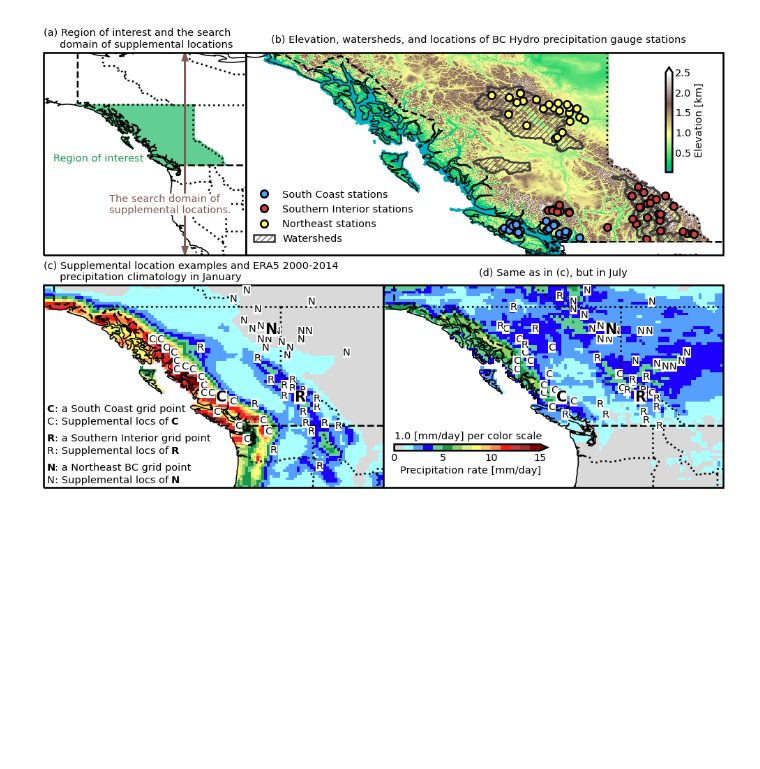
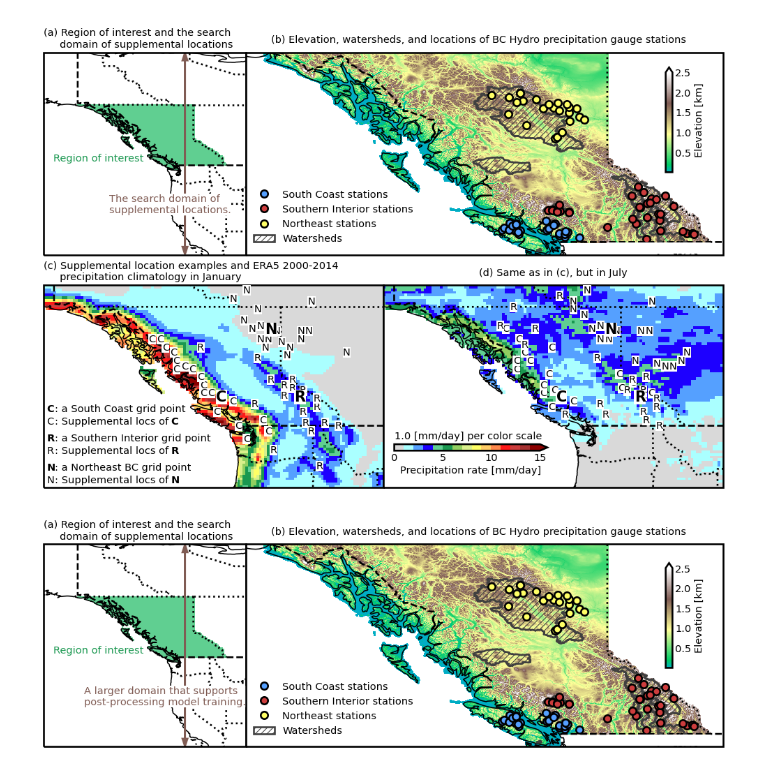
Before and after one commit to yingkaisha/rainbow, a Jupyter notebook: publish/PLOT_Domain_plot.ipynb, the cells around one changed output. Saved outputs shown, nothing was run; the diff lists cells and outputs as text; code cells hidden in the pictures; blank space fills up the shorter version.

Commit message:
split SL examples from the domain plot.

```diff
--- a/publish/PLOT_Domain_plot.ipynb
+++ b/publish/PLOT_Domain_plot.ipynb
@@ -417,3 +417,97 @@ if need_publish:
     fig.savefig(fig_dir+'AnEn_SL_domain.png', format='png', **fig_keys)
 # %% [output]
 [figure]
+# %%
+brown = plt.cm.terrain(np.arange(48, 256))[143, :]
+
+handle_text = []
+handle_text_title = []
+CS_ = []
+
+title1 = ['(a) Region of interest and the search\n     domain of supplemental locations',
+          '(b) Elevation, watersheds, and locations of BC Hydro precipitation gauge stations']
+
+fig = plt.figure(figsize=(13, (2.3/2)*13/(r_sl+r_sl)), dpi=dpi_) #
+
+gs = gridspec.GridSpec(2, 168, height_ratios=[0.15, 1], width_ratios=[1]*168)
+ax_title1 = plt.subplot(gs[0, :])
+ax1 = plt.subplot(gs[1, :50], projection=ccrs.PlateCarree())
+ax2 = plt.subplot(gs[1, 50:], projection=ccrs.PlateCarree())
+plt.subplots_adjust(0, 0, 1, 1, hspace=0, wspace=0)
+
+AX = [ax1, ax2]
+
+
+handle_text_title.append(
+    ax_title1.text(0, 0.1, title1[0], ha='left', va='bottom', fontsize=14, transform=ax_title1.transAxes))
+handle_text_title.append(
+    ax_title1.text(0.335, 0.25, title1[1], ha='left', va='bottom', fontsize=14, transform=ax_title1.transAxes))
+
+ax_title1.set_axis_off()
+
+
+for n, ax in enumerate(AX):
+    ax.set_extent(EDGE[n], ccrs.PlateCarree())
+    ax.add_feature(cfeature.COASTLINE.with_scale(scale_param), edgecolor='k', linewidth=1.5)
+    ax.add_feature(cfeature.BORDERS.with_scale(scale_param), linestyle='--', linewidth=2.5)
+    ax.add_feature(PROVINCE, edgecolor='k', linestyle=':', linewidth=2.5)
+
+    if n == 1:
+        ax.add_geometries(Reader(shape_dir).geometries(), ccrs.PlateCarree(),
+                          facecolor='none', edgecolor='0.25', linewidth=2.5, hatch='///')
+    ax.spines['geo'].set_linewidth(2.5)
+
+# ========== #
+# Axis 1
+ax1.pcolormesh(bc_lon, bc_lat, etopo_bc, vmin=3000, vmax=3000, cmap=cmap_domain)
+ax1.text(0.05, 0.5, "Region of interest", ha='left', va='top', color=green, fontsize=14, transform=ax1.transAxes)
+handle_text.append(ax1.text(0.2, 0.3, "A larger domain that supports\npost-processing model training.",
+                            ha='left', va='top', color=brown, fontsize=14, transform=ax1.transAxes))
+
+ax1.arrow(0.7, 0.19, 0, -0.15, head_width=0.025, linewidth=2.5, color=brown, fc=brown, transform=ax1.transAxes)
+ax1.arrow(0.7, 0.3, 0, 0.66, head_width=0.025, linewidth=2.5, color=brown, fc=brown, transform=ax1.transAxes)
+
+# Axis 2
+CS_elev = ax2.pcolormesh(lon_4km, lat_4km, 1e-3*etopo_4km, vmin=0.001, vmax=2.5, cmap=cmap_terrain)
+
+handle1 = ax2.plot(stn_lon[loc_pick==1], stn_lat[loc_pick==1], 'ro', mfc=cyan, ms=10, mec='k',
+                  mew=2.5, zorder=4, label='South Coast stations')
+handle2 = ax2.plot(stn_lon[loc_pick==2], stn_lat[loc_pick==2], 'ro', mfc=red, ms=10, mec='k',
+                  mew=2.5, zorder=4, label='Southern Interior stations')
+handle3 = ax2.plot(stn_lon[loc_pick==3], stn_lat[loc_pick==3], 'ro', mfc=yellow, ms=10, mec='k',
+                  mew=2.5, zorder=4, label='Northeast stations')
+handle_patch = patches.Patch(facecolor='none', edgecolor='0.25', linewidth=2.5, hatch='///', label='Watersheds')
+
+pad = 0.05
+points = np.array([[-120, 48.25+pad], [-114, 48.25+pad], [-114, 49-pad], [-120, 49-pad],])
+mask = PatchCollection([patches.Polygon(points)], facecolor='w', linewidth=0, zorder=6)
+ax2.add_collection(mask)
+
+for handle in handle_text:
+    handle.set_bbox(dict(facecolor='w', pad=0.4, edgecolor='none', zorder=4))
+for handle in handle_text_title:
+    handle.set_bbox(dict(facecolor='w', edgecolor='none', zorder=4))
+
+ax_lg = fig.add_axes([50/168, 0.5-0.5, 0.26, 2*(0.16)])
+ax_lg.set_axis_off()
+LG = ax_lg.legend(handles=[handle1[0], handle2[0], handle3[0], handle_patch],
+               bbox_to_anchor=(1., 1.), ncol=1, prop={'size':14}, fancybox=False)
+LG.get_frame().set_facecolor('none')
+LG.get_frame().set_linewidth(0)
+LG.get_frame().set_alpha(1.0)
+
+ax_base = fig.add_axes([0.915, 0.5*(0.6775), 0.05, 2*(0.225)])
+[j.set_linewidth(0) for j in ax_base.spines.values()]
+ax_base.tick_params(axis='both', left=False, top=False, right=False, bottom=False, \
+                    labelleft=False, labeltop=False, labelright=False, labelbottom=False)
+cax = inset_axes(ax_base, height='100%', width='20%', borderpad=0, loc=2)
+CBar = plt.colorbar(CS_elev, orientation='vertical', extend='max', cax=cax)
+CBar.ax.tick_params(axis='y', labelsize=14, direction='in', length=0)
+CBar.set_label('Elevation [km]', fontsize=14)
+CBar.outline.set_linewidth(2.5)
+
+if need_publish:
+    # Save figure
+    fig.savefig(fig_dir+'FC14_domain.png', format='png', **fig_keys)
+# %% [output]
+[figure, added]
```
Also changed, not shown: parts of 1 cell of this notebook.
